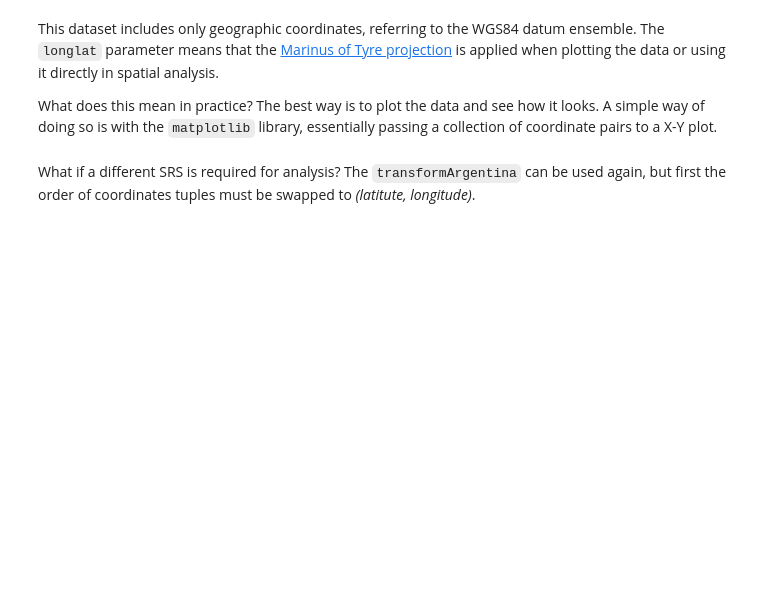
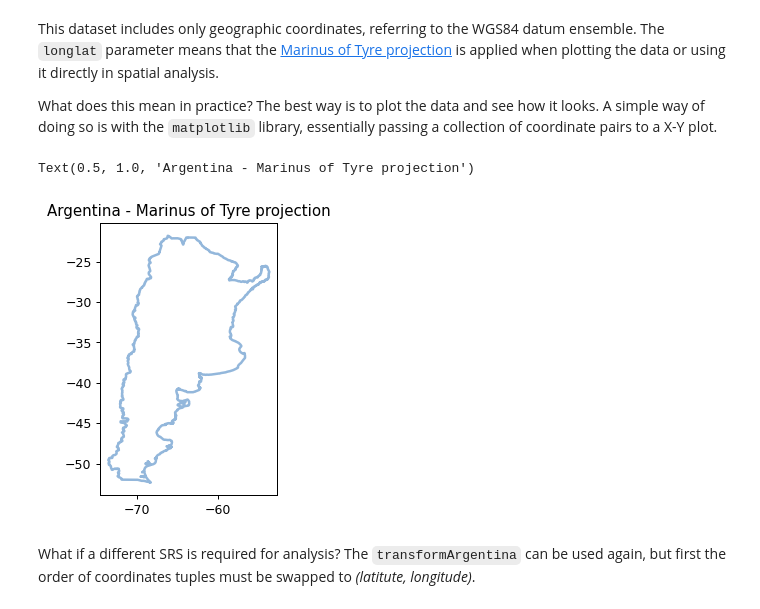
Before and after one commit to ldesousa/geopython-workshop, a Jupyter notebook: workshop/jupyter/content/notebooks/03-spatial-reference-systems.ipynb, the cells around one changed output. Drawn from its saved outputs; the diff is of its cells as text; code cells hidden in the pictures; blank space fills up the shorter version.

Commit message:
Equidistant axes in maps of Argentina (issue #50)

```diff
--- a/workshop/jupyter/content/notebooks/03-spatial-reference-systems.ipynb
+++ b/workshop/jupyter/content/notebooks/03-spatial-reference-systems.ipynb
@@ -116,19 +148,19 @@ What does this mean in practice? The best way is to plot the data and see how it
 # %%
 from matplotlib import pyplot as plt
 import shapely.wkb
 
 borders = shapely.wkb.loads(feature.GetGeometryRef().ExportToWkb())
 x,y = borders.geoms[0].exterior.xy
 
 fig = plt.figure(1, dpi=90)
-fig.set_figwidth(2)
-fig.set_figheight(3)
-ax = fig.add_subplot(111)
-#ax.set_xlim(-75, -51)
-#ax.set_ylim(-54, -21)
+# ithout equal aspect the map can be distorted
+ax = fig.add_subplot(111, aspect='equal')
 ax.plot(x, y, color='#6699cc', alpha=0.7,
     linewidth=2, solid_capstyle='round', zorder=2)
 ax.set_title('Argentina - Marinus of Tyre projection')
+# %% [output]
+Text(0.5, 1.0, 'Argentina - Marinus of Tyre projection')
+[figure, added]
 # %% [markdown]
 What if a different SRS is required for analysis? The `transformArgentina` can be used again, but first the order of coordinates tuples must be swapped to *(latitute, longitude)*.
 # %%
```
Also changed, not shown: parts of 10 cells of this notebook.
